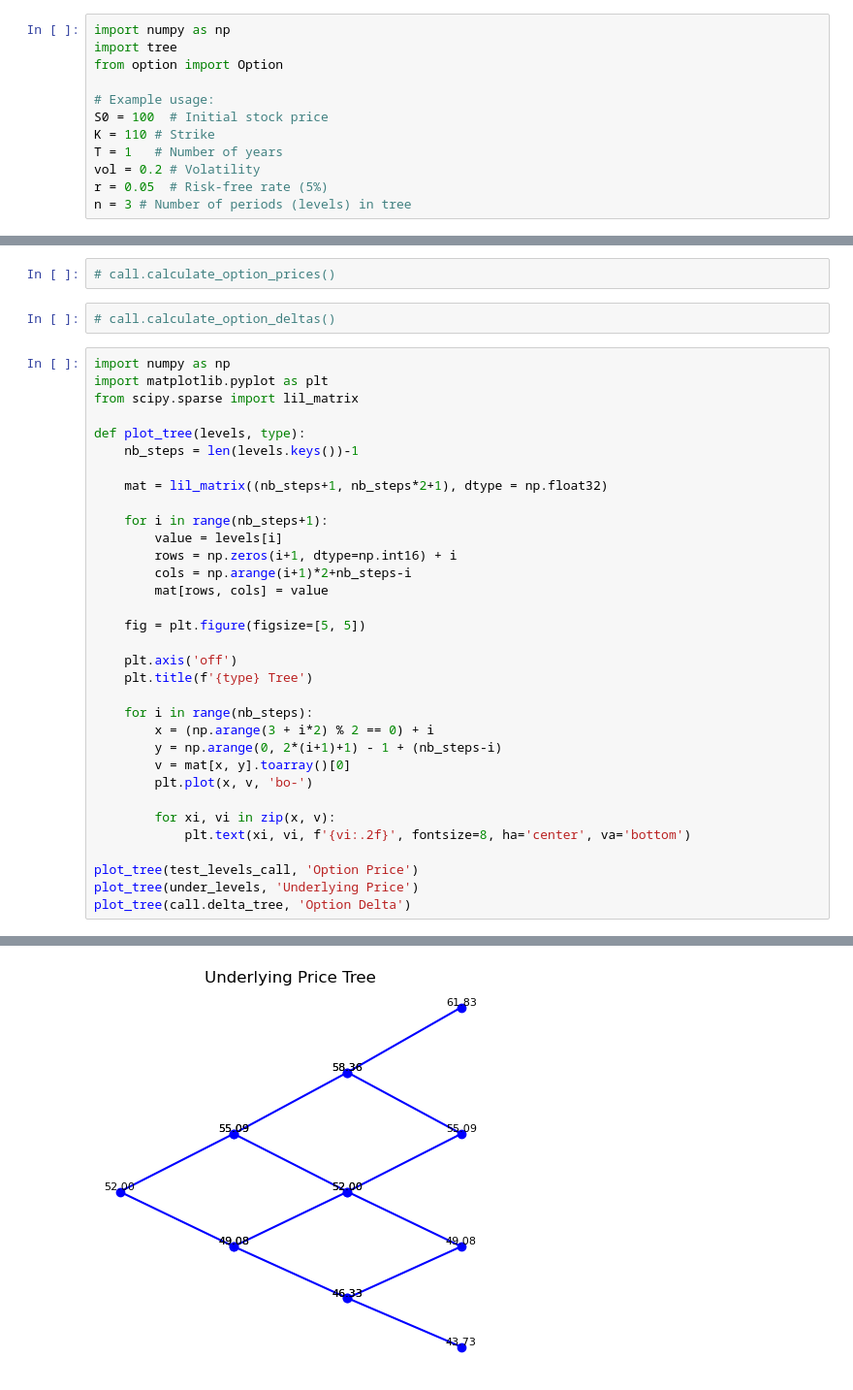
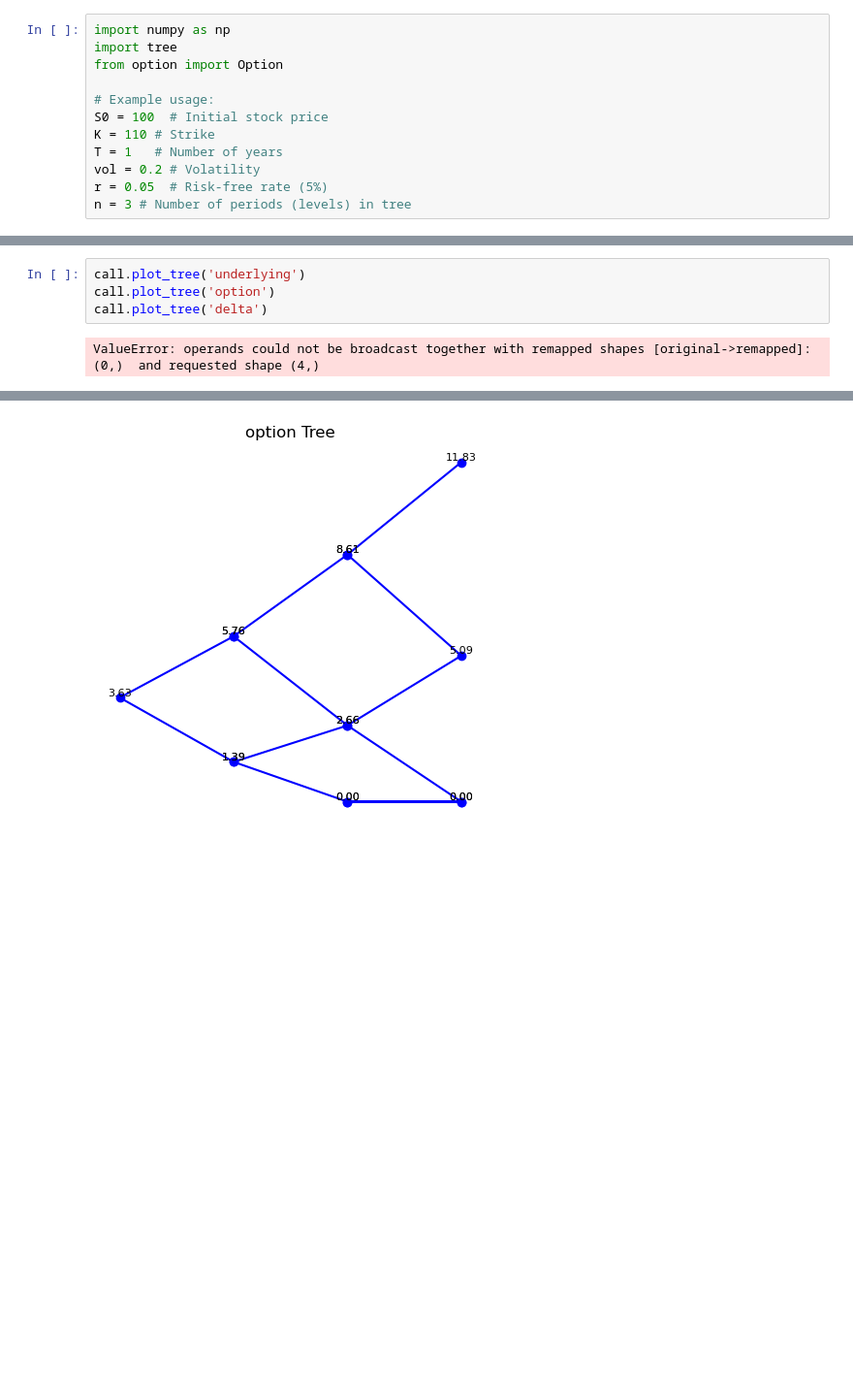
Before and after one commit to J-Atfield/binary-tree-options-pricing, a Jupyter notebook: Binomial Pricing Tree.ipynb, the cells around one changed output, grey strips where cells are left out. Shown at 97% size. Drawn from its saved outputs; the diff is of its cells as text; blank space fills up the shorter version.

Commit message:
moved tree plotting from notebook to option class

```diff
--- a/Binomial Pricing Tree.ipynb
+++ b/Binomial Pricing Tree.ipynb
@@ -30,38 +17,6 @@ test_levels_put = put.calculate_option_prices()
-# %%
-# call.calculate_option_prices()
-# %%
-# call.calculate_option_deltas()
 # %%
-import numpy as np
-import matplotlib.pyplot as plt
-from scipy.sparse import lil_matrix
-
-def plot_tree(levels, type):
-    nb_steps = len(levels.keys())-1
-
-    mat = lil_matrix((nb_steps+1, nb_steps*2+1), dtype = np.float32)
-
-    for i in range(nb_steps+1):
-        value = levels[i]
-        rows = np.zeros(i+1, dtype=np.int16) + i
-        cols = np.arange(i+1)*2+nb_steps-i
-        mat[rows, cols] = value
-
-    fig = plt.figure(figsize=[5, 5])
-
-    plt.axis('off')
-    plt.title(f'{type} Tree')
-
-    for i in range(nb_steps):
-        x = (np.arange(3 + i*2) % 2 == 0) + i
-        y = np.arange(0, 2*(i+1)+1) - 1 + (nb_steps-i)
-        v = mat[x, y].toarray()[0]
-        plt.plot(x, v, 'bo-')
-
-        for xi, vi in zip(x, v):
-            plt.text(xi, vi, f'{vi:.2f}', fontsize=8, ha='center', va='bottom')
-
-plot_tree(test_levels_call, 'Option Price')
-plot_tree(under_levels, 'Underlying Price')
-plot_tree(call.delta_tree, 'Option Delta')
+call.plot_tree('underlying')
+call.plot_tree('option')
+call.plot_tree('delta')
 # %% [output]
+ValueError: operands could not be broadcast together with remapped shapes [original->remapped]: (0,)  and requested shape (4,)
@@ -69 +24 @@ plot_tree(call.delta_tree, 'Option Delta')
-[figure, old version]
+[figure, new version]
```
Also changed, not shown: parts of 5 cells of this notebook, 1 other file.
